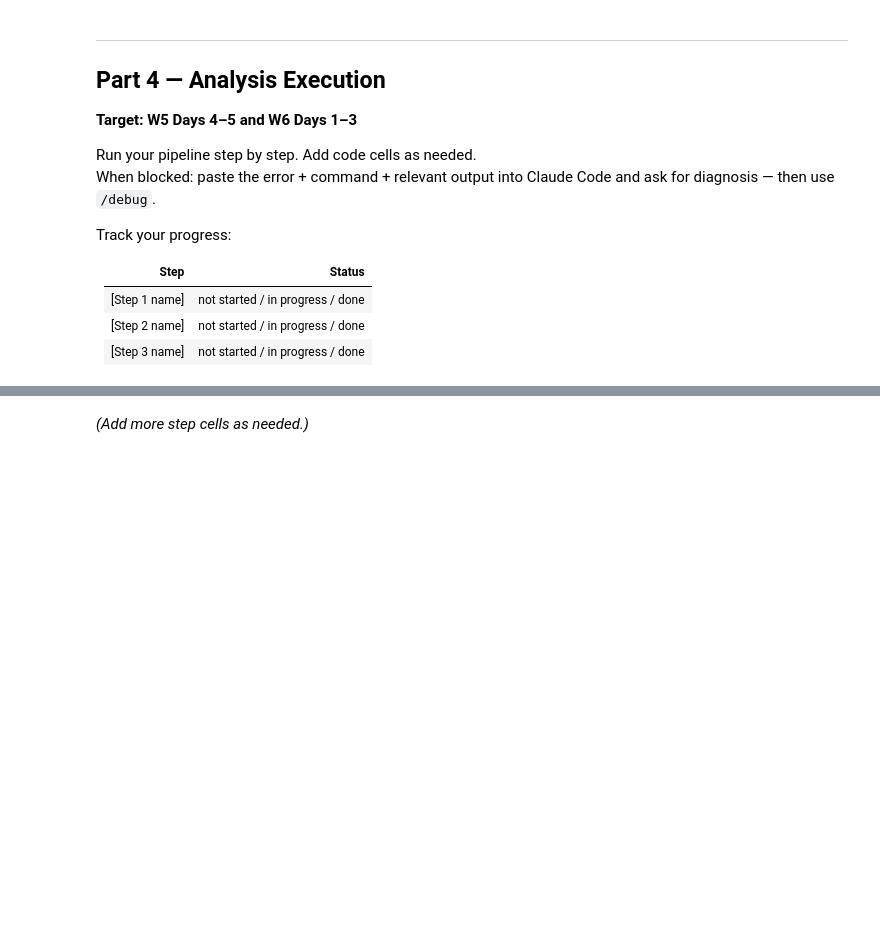
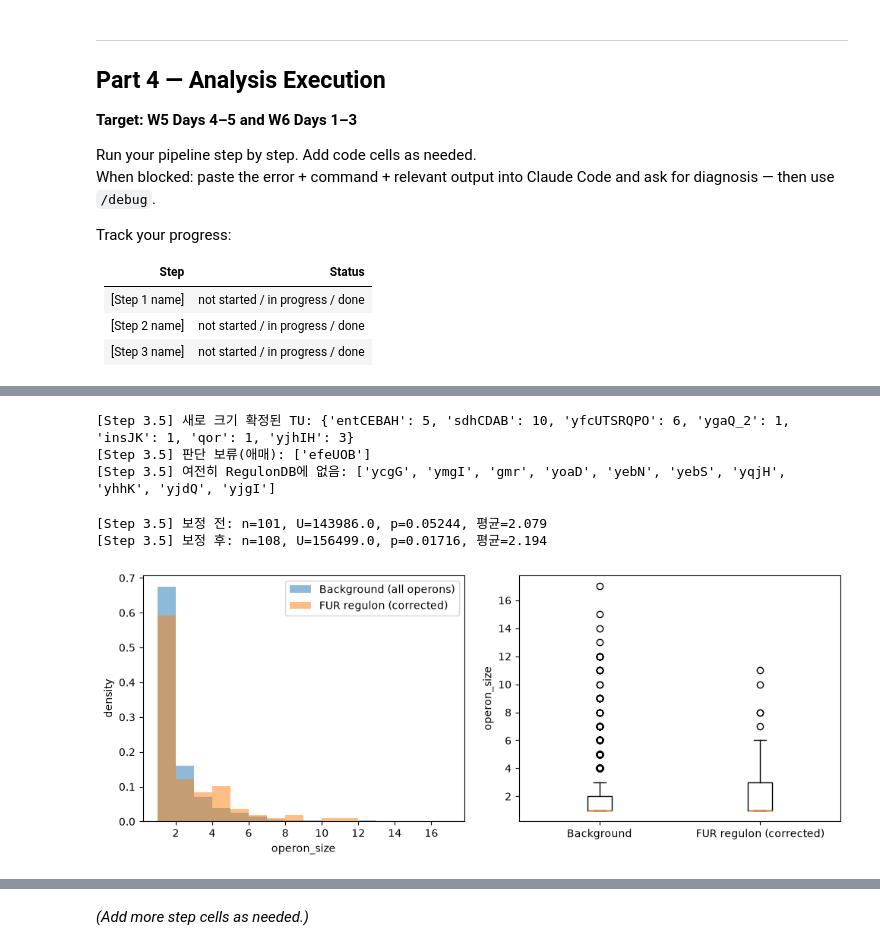
Before and after one commit to minjiyou/intern-claude-training, a Jupyter notebook: notebooks/05_miniproject_template.ipynb, the cells around one changed output, grey strips where cells are left out. Cells and saved outputs as stored; diff of their text form; code cells hidden in the pictures; blank space fills up the shorter version.

```diff
--- a/notebooks/05_miniproject_template.ipynb
+++ b/notebooks/05_miniproject_template.ipynb
@@ -315,0 +367,54 @@ Track your progress:
+# %%
+# Step 3.5-1: unmapped TU 중 "root+대문자 subunit 문자들" 형태(fusion 이름)를
+# 개별 유전자로 분해해서 RegulonDB gene_to_size와 재매칭 시도.
+def decompose_fusion_name(tu_name):
+    base = tu_name.split("_")[0]  # ygaQ_2 같은 접미사(중복 TU 구분용) 제거
+    m = re.match(r"^([a-z]+)([A-Z]{2,})$", base)  # 소문자 root + 대문자 2개 이상 패턴(예: sdhCDAB)
+    if m:
+        root, letters = m.groups()
+        return [root + letter for letter in letters]  # sdh+C, sdh+D, sdh+A, sdh+B 로 개별 유전자명 생성
+    # fusion 패턴이 아니면(예: qor), 같은 root로 시작하는 후보 유전자(예: qorA, qorB) 탐색
+    return [g for g in gene_to_size if g.startswith(base) and len(g) <= len(base) + 1] or [base]
+
+resolved_sizes, ambiguous_tus, still_missing_tus = {}, [], []
+for tu in unmapped_tus:
+    genes = decompose_fusion_name(tu)
+    sizes_found = {gene_to_size[g] for g in genes if g in gene_to_size}  # 분해된 유전자들이 속한 오페론 크기 집합
+    if len(sizes_found) == 1:
+        resolved_sizes[tu] = sizes_found.pop()      # 크기가 하나로 모이면 확정
+    elif len(sizes_found) > 1:
+        ambiguous_tus.append(tu)                    # 서로 다른 크기의 오페론에 걸쳐 있으면 판단 보류
+    else:
+        still_missing_tus.append(tu)                # RegulonDB에서 전혀 못 찾으면 결측 처리
+
+print(f"[Step 3.5] 새로 크기 확정된 TU: {resolved_sizes}")
+print(f"[Step 3.5] 판단 보류(애매): {ambiguous_tus}")
+print(f"[Step 3.5] 여전히 RegulonDB에 없음: {still_missing_tus}")
+# %% [output]
+[Step 3.5] 새로 크기 확정된 TU: {'entCEBAH': 5, 'sdhCDAB': 10, 'yfcUTSRQPO': 6, 'ygaQ_2': 1, 'insJK': 1, 'qor': 1, 'yjhIH': 3}
+[Step 3.5] 판단 보류(애매): ['efeUOB']
+[Step 3.5] 여전히 RegulonDB에 없음: ['ycgG', 'ymgI', 'gmr', 'yoaD', 'yebN', 'yebS', 'yqjH', 'yhhK', 'yjdQ', 'yjgI']
+# %%
+# Step 3.5-2: 새로 확정된 크기를 fur_sizes에 합쳐서 분포와 통계를 재계산
+fur_sizes_corrected = fur_sizes + list(resolved_sizes.values())
+
+stat_corrected, pvalue_corrected = mannwhitneyu(fur_sizes_corrected, bg_sizes, alternative="two-sided")
+print(f"[Step 3.5] 보정 전: n={len(fur_sizes)}, U={stat}, p={pvalue:.4g}, 평균={pd.Series(fur_sizes).mean():.3f}")
+print(f"[Step 3.5] 보정 후: n={len(fur_sizes_corrected)}, U={stat_corrected}, p={pvalue_corrected:.4g}, 평균={pd.Series(fur_sizes_corrected).mean():.3f}")
+
+fig, axes = plt.subplots(1, 2, figsize=(10, 4))
+axes[0].hist(bg_sizes, bins=range(1, 18), alpha=0.5, density=True, label="Background (all operons)")
+axes[0].hist(fur_sizes_corrected, bins=range(1, 18), alpha=0.5, density=True, label="FUR regulon (corrected)")
+axes[0].set_xlabel("operon_size")
+axes[0].set_ylabel("density")
+axes[0].legend()
+
+axes[1].boxplot([bg_sizes, fur_sizes_corrected], tick_labels=["Background", "FUR regulon (corrected)"])
+axes[1].set_ylabel("operon_size")
+
+plt.tight_layout()
+plt.show()
+# %% [output]
+[Step 3.5] 보정 전: n=101, U=143986.0, p=0.05244, 평균=2.079
+[Step 3.5] 보정 후: n=108, U=156499.0, p=0.01716, 평균=2.194
+[figure, added]
```
Also changed, not shown: parts of 14 cells of this notebook, 1 other file.
